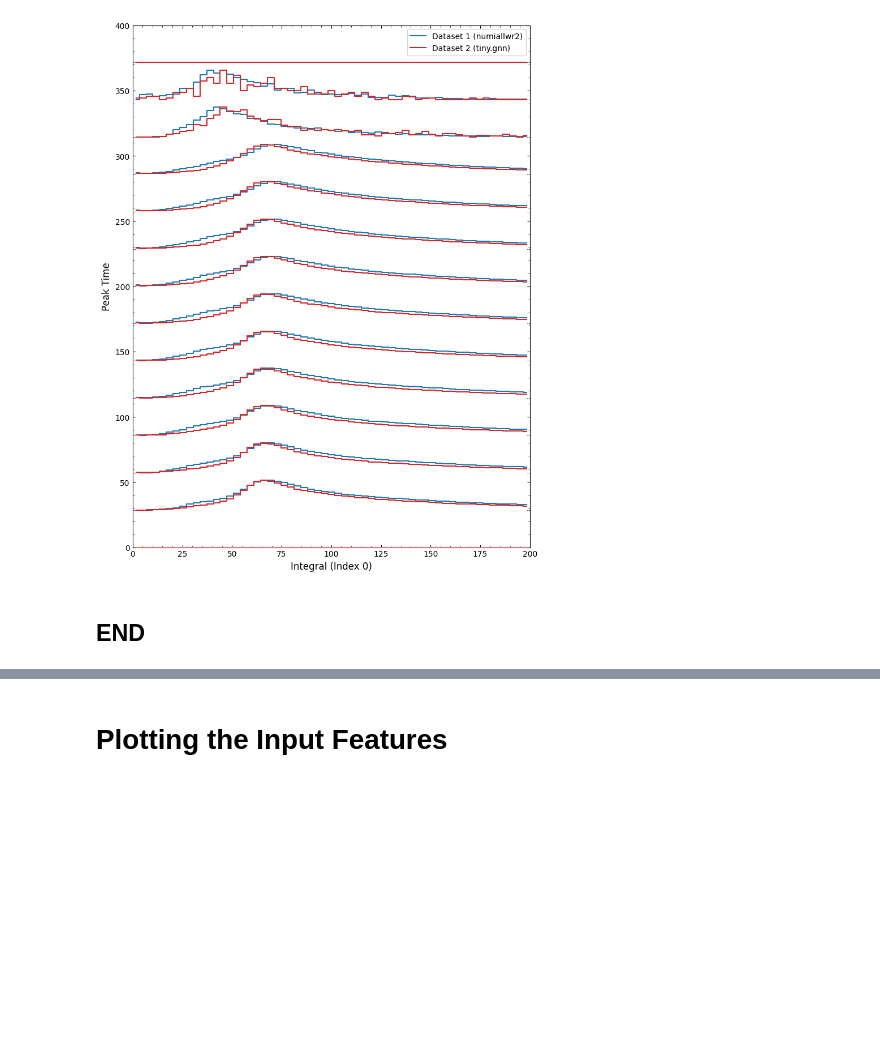
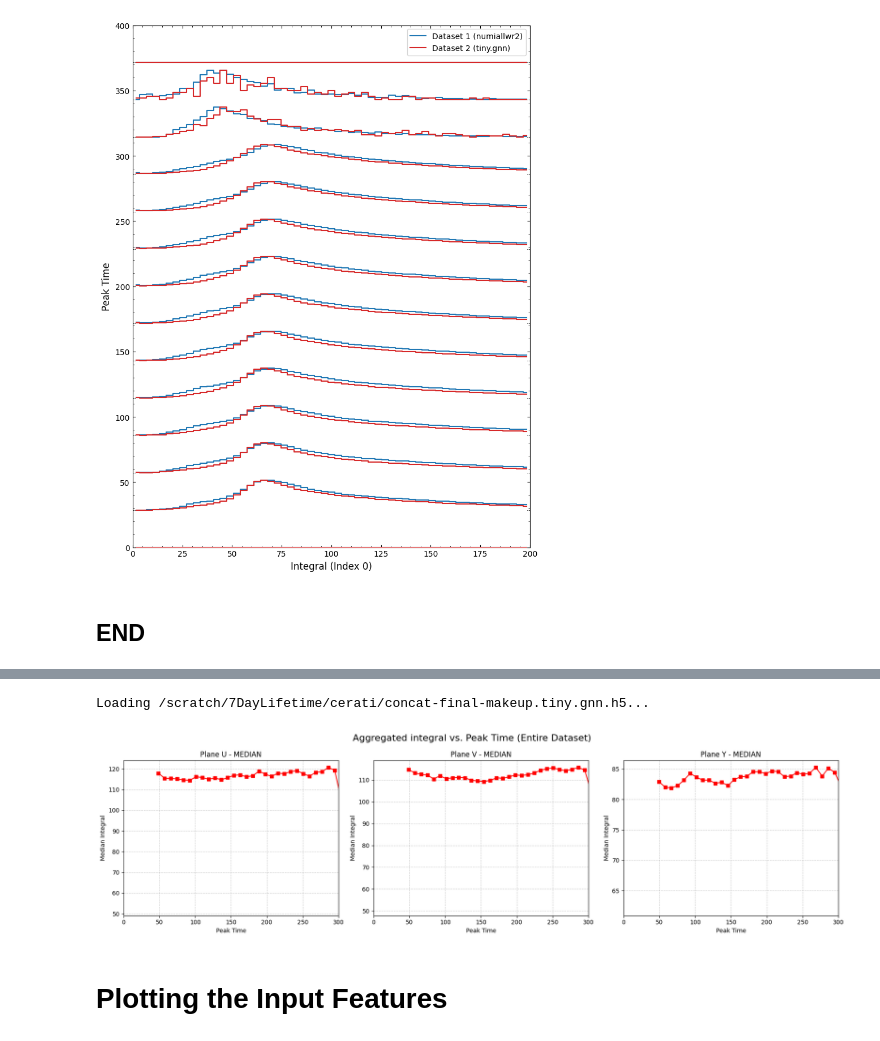
Before and after one commit to Hemalatanayak/nugraph, a Jupyter notebook: nugraph/notebooks/data_vis.ipynb, the cells around one changed output, grey strips where cells are left out. Saved outputs shown, nothing was run; the diff lists cells and outputs as text; code cells hidden in the pictures; blank space fills up the shorter version.

```diff
--- a/nugraph/notebooks/data_vis.ipynb
+++ b/nugraph/notebooks/data_vis.ipynb
@@ -799,3 +904,13 @@ Plot saved to integral_ridges.png
+# %%
+# file_path = "/scratch/7DayLifetime/cerati/numiallwr2.half.gnn.h5"
+file_path = "/scratch/7DayLifetime/cerati/concat-final-makeup.tiny.gnn.h5"
+c_time, c_int = load_integral_data_per_plane (file_path)
+# %% [output]
+Loading /scratch/7DayLifetime/cerati/concat-final-makeup.tiny.gnn.h5...
+# %%
+plot_integral_per_plane(c_time,c_int)
+# %% [output]
+[figure, added]
 # %% [markdown]
 # Plotting the Input Features
 # %%
```
Also changed, not shown: parts of 3 cells of this notebook, 14 other files.
